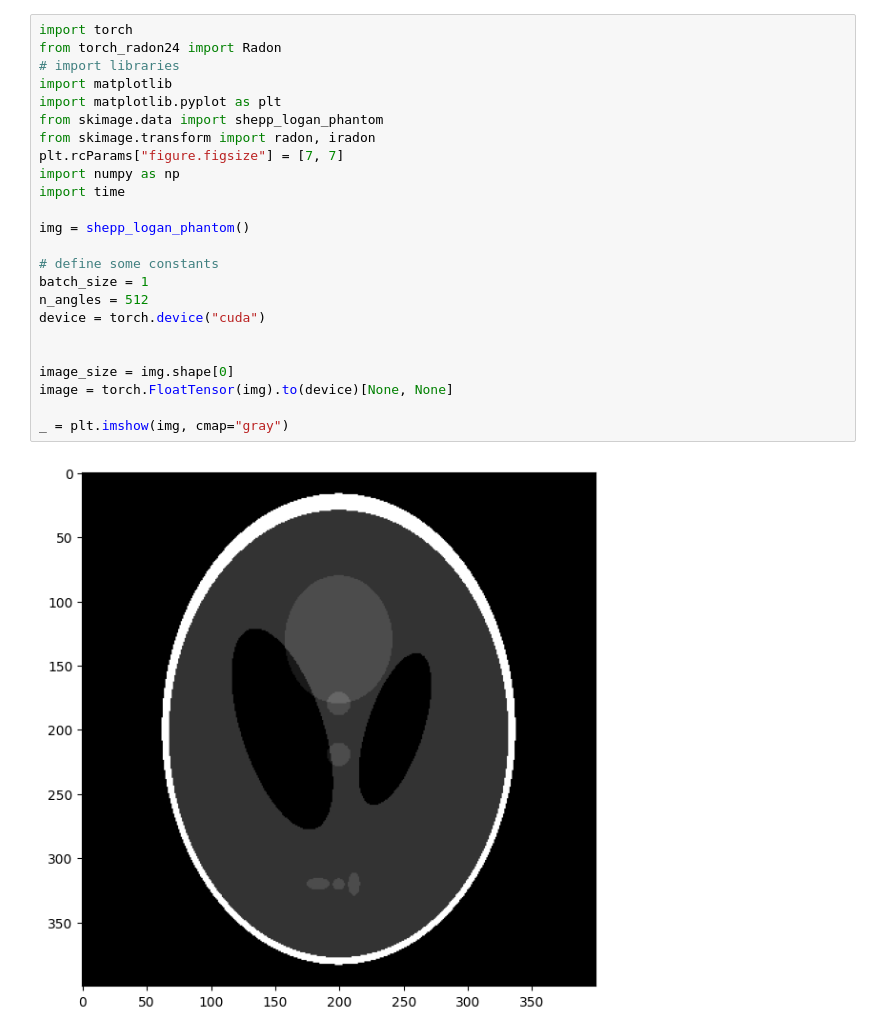
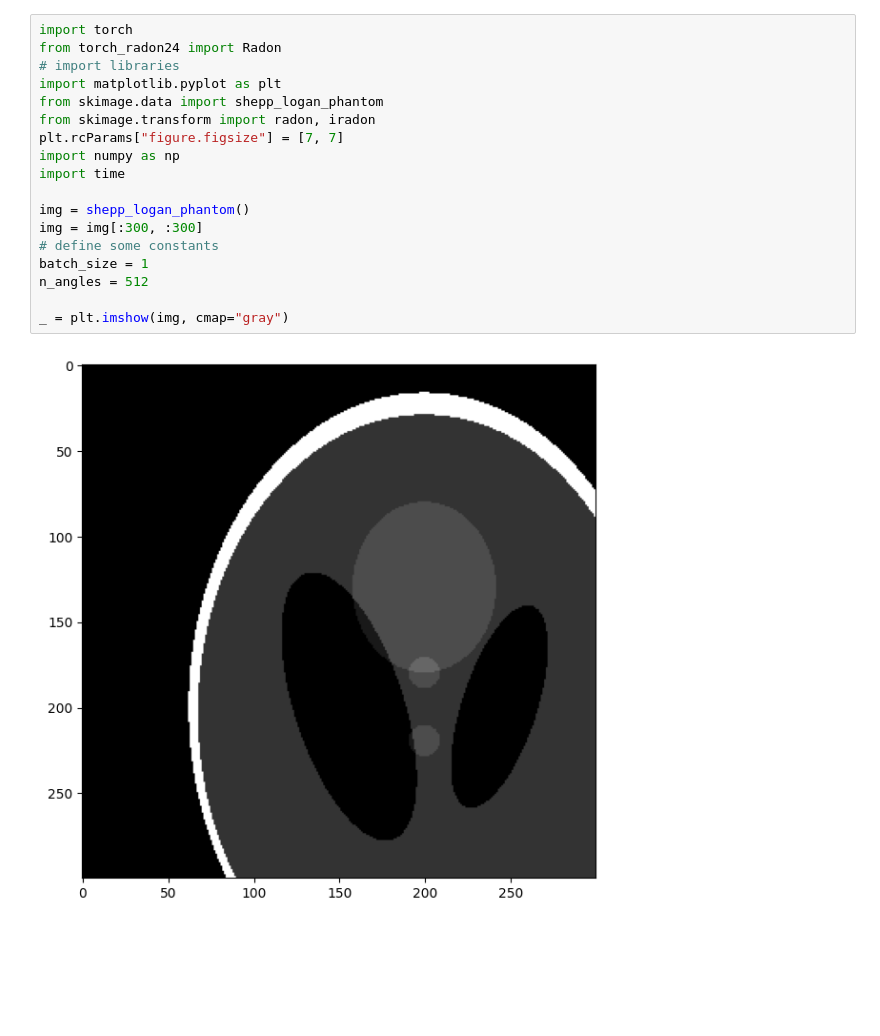
Before and after one commit to QBioImaging/torch_radon24, a Jupyter notebook: test.ipynb, the cells around one changed output. Drawn from its saved outputs; the diff is of its cells as text; blank space fills up the shorter version.

```diff
--- a/test.ipynb
+++ b/test.ipynb
@@ -1,26 +1,20 @@
 # %%
 import torch
 from torch_radon24 import Radon
 # import libraries
-import matplotlib
 import matplotlib.pyplot as plt
 from skimage.data import shepp_logan_phantom
 from skimage.transform import radon, iradon
 plt.rcParams["figure.figsize"] = [7, 7]
 import numpy as np
 import time
 
 img = shepp_logan_phantom()
-
+img = img[:300, :300]
 # define some constants
 batch_size = 1
 n_angles = 512
-device = torch.device("cuda")
-
-
-image_size = img.shape[0]
-image = torch.FloatTensor(img).to(device)[None, None]
 
 _ = plt.imshow(img, cmap="gray")
 # %% [output]
-[figure, old version]
+[figure, new version]
```
Also changed, not shown: parts of 5 cells of this notebook, 5 other files.
